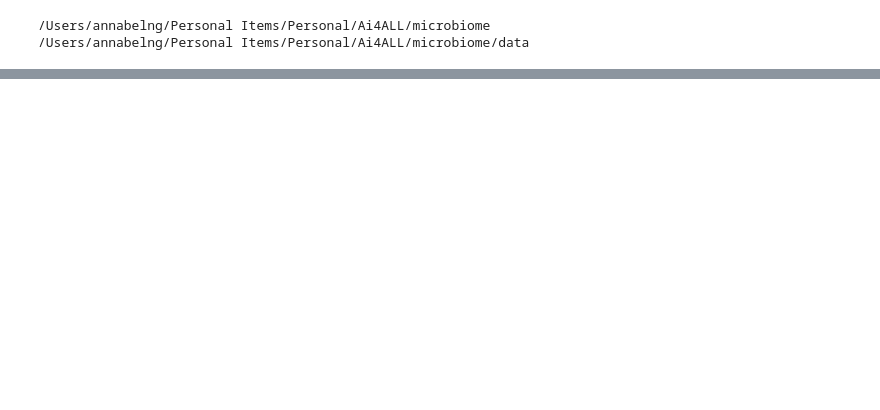
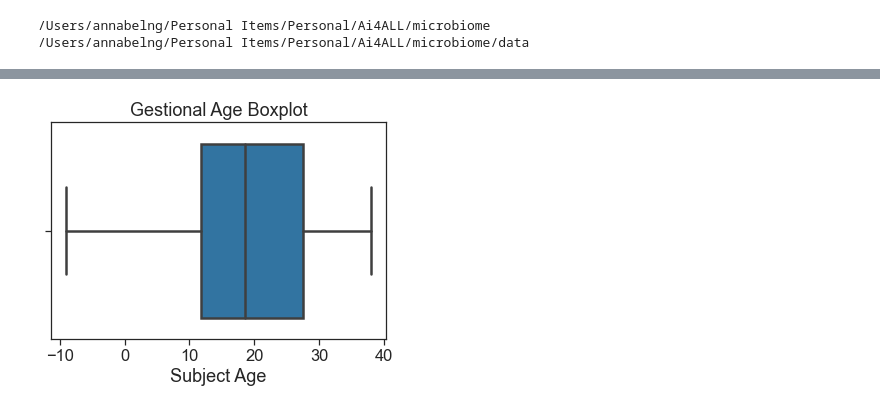
Before and after one commit to annabelng/microbiome, a Jupyter notebook: Preprocessing.ipynb, the cells around one changed output, grey strips where cells are left out. Cells and saved outputs as stored; diff of their text form; code cells hidden in the pictures; blank space fills up the shorter version.

```diff
--- a/Preprocessing.ipynb
+++ b/Preprocessing.ipynb
@@ -33,0 +167,7 @@ patients_assay = pd.read_csv(datadir + '/patients_assay.csv')
+# %%
+sns.boxplot(subjects['Subject Age'])
+sns.color_palette("Paired")
+plt.title("Gestional Age Boxplot")
+plt.savefig(basedir + '/figures/agebox.png',bbox_inches = 'tight')
+# %% [output]
+[figure, added]
```
Also changed, not shown: parts of 19 cells of this notebook.
